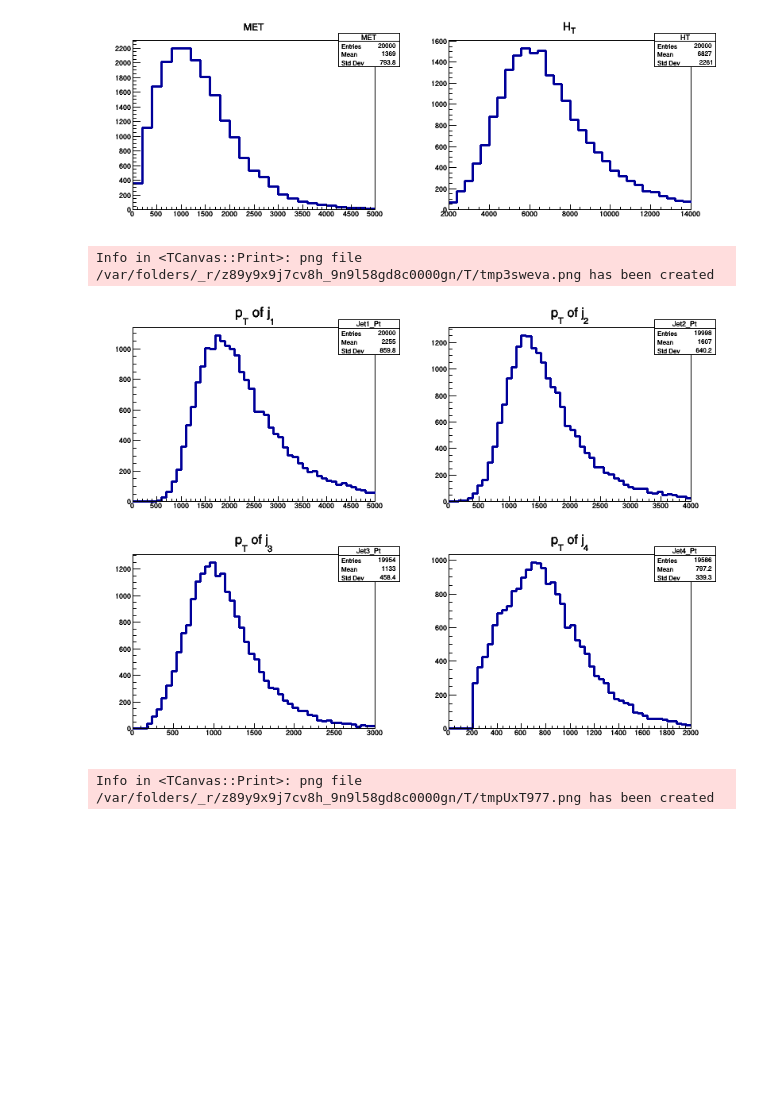
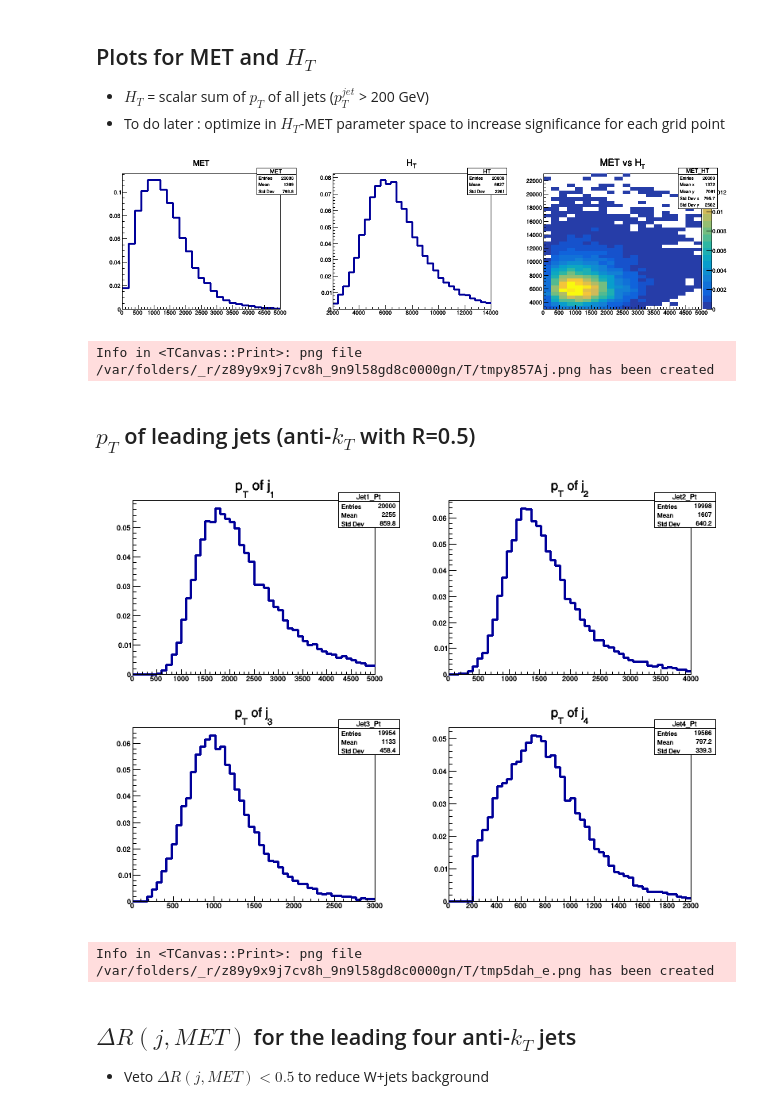
Before and after one commit to preritj/100TeV, a Jupyter notebook: analysis/bin/CutFlow/CutFlow.ipynb, the cells around one changed output. Drawn from its saved outputs; the diff is of its cells as text; code cells hidden in the pictures; blank space fills up the shorter version.

```diff
--- a/analysis/bin/CutFlow/CutFlow.ipynb
+++ b/analysis/bin/CutFlow/CutFlow.ipynb
@@ -30,24 +32,28 @@ tree.Print()
 *............................................................................*
 # %%
-hMET = TH1F("MET", "MET", 25, 0. ,5000.)
-hHT  = TH1F("HT", "H_{T}", 30, 2000. ,14000.)
+hMET    = TH1F("MET", "MET", 25, 0. ,5000.)
+hHT     = TH1F("HT", "H_{T}", 30, 2000. ,14000.)
+hMET_HT = TH2F("MET_HT", "MET vs H_{T}", 20, 0., 5000., 40, 3000., 23000.)
 hJet_Pt         = []
 hJet_MET_DeltaR = []
 hCAJet_Pt       = []
 hCAJet_Mass     = []
 hFHTop_Pt       = []
 hFHTop_Mass     = []
+hFHTop_Tau32    = []
 for i in range(4):
     hJet_Pt.append(TH1F("Jet"+str(i+1)+"_Pt", "p_{T} of j_{"+str(i+1)+"}", 50, 0., 5000.-1000.*i))
     hJet_MET_DeltaR.append(TH1F("Jet"+str(i+1)+"_MET_DeltaR", "#Delta R ( j_{"+str(i+1)+"}, MET )", 30, 0., 6))
     hCAJet_Pt.append(TH1F("CAJet"+str(i+1)+"_Pt", "p_{T} of C/A j_{"+str(i+1)+"}", 50, 0., 5000.-1000.*i))
     hCAJet_Mass.append(TH1F("CAJet"+str(i+1)+"_Mass", "mass of C/A j_{"+str(i+1)+"}", 50, 0., 1000.))
     hFHTop_Pt.append(TH1F("FHTop"+str(i+1)+"_Pt", "p_{T} of top candidate j_{"+str(i+1)+"} (fully-hadronic decay)", 50, 0., 5000.-1000.*i))
-    hFHTop_Mass.append(TH1F("FHTop"+str(i+1)+"_Mass", "mass of top candidate j_{"+str(i+1)+"} (fully-hadronic decay)", 50, 0., 600.))
+    hFHTop_Mass.append(TH1F("FHTop"+str(i+1)+"_Mass", "mass of top candidate j_{"+str(i+1)+"} (fully-hadronic decay)", 50, 0., 500.))
+    hFHTop_Tau32.append(TH1F("FHTop"+str(i+1)+"_Tau32", "#tau_{3}/#tau_{2} of top candidate j_{"+str(i+1)+"} (fully-hadronic decay)", 20, 0., 1.))
 
 for event in tree:
     hMET.Fill(event.MET)
     hHT.Fill(event.HT)
+    hMET_HT.Fill(event.MET, event.HT)
     for i in range(min(4,event.Jet_Pt.size())):
         hJet_Pt[i].Fill(event.Jet_Pt[i])
         hJet_MET_DeltaR[i].Fill(event.Jet_MET_DeltaR[i])
@@ -59,17 +65,31 @@ for event in tree:
     for i in range(len(ordering)):
         hFHTop_Pt[i].Fill(event.FHTop_Pt[ordering[i]])
         hFHTop_Mass[i].Fill(event.FHTop_Mass[ordering[i]])
+        hFHTop_Tau32[i].Fill(event.FHTop_Tau32[ordering[i]])
+
+# Normalize histograms
+hists = [hMET, hHT, hMET_HT] + hJet_Pt + hJet_MET_DeltaR + hCAJet_Pt + hCAJet_Mass + hFHTop_Pt + hFHTop_Mass + hFHTop_Tau32
+for h in hists :
+    h.Scale(1/h.Integral())
+# %% [markdown]
+## Plots for MET and $H_T$
+* $H_T$ = scalar sum of $p_T$ of all jets ($p_T^{jet}$ > 200 GeV)
+* To do later : optimize in $H_T$-MET parameter space to increase significance for each grid point
 # %%
-c1 = rootnotes.canvas(size=(800,300))
-c1.Divide(2)
+c1 = rootnotes.canvas(size=(1000,300))
+c1.Divide(3)
 c1.cd(1)
 hMET.Draw()
 c1.cd(2)
 hHT.Draw()
+c1.cd(3)
+hMET_HT.Draw("colz")
 c1
 # %% [output]
-[figure, old version]
+[figure, new version]
-Info in <TCanvas::Print>: png file /var/folders/_r/z89y9x9j7cv8h_9n9l58gd8c0000gn/T/tmp3sweva.png has been created
+Info in <TCanvas::Print>: png file /var/folders/_r/z89y9x9j7cv8h_9n9l58gd8c0000gn/T/tmpy857Aj.png has been created
+# %% [markdown]
+## $p_T$ of leading jets (anti-$k_T$ with R=0.5)
 # %%
 c2=rootnotes.canvas()
 c2.Divide(2,2)
@@ -78,8 +98,11 @@ for i in range(4):
     hJet_Pt[i].Draw()
 c2
 # %% [output]
-[figure, old version]
+[figure, new version]
-Info in <TCanvas::Print>: png file /var/folders/_r/z89y9x9j7cv8h_9n9l58gd8c0000gn/T/tmpUxT977.png has been created
+Info in <TCanvas::Print>: png file /var/folders/_r/z89y9x9j7cv8h_9n9l58gd8c0000gn/T/tmp5dah_e.png has been created
+# %% [markdown]
+## $\Delta R (j, MET)$ for the leading four anti-$k_T$ jets
+* Veto $\Delta R (j, MET) < 0.5$ to reduce W+jets background
 # %%
 c3=rootnotes.canvas()
 c3.Divide(2,2)
```
Also changed, not shown: parts of 15 cells of this notebook, 5 other files.
